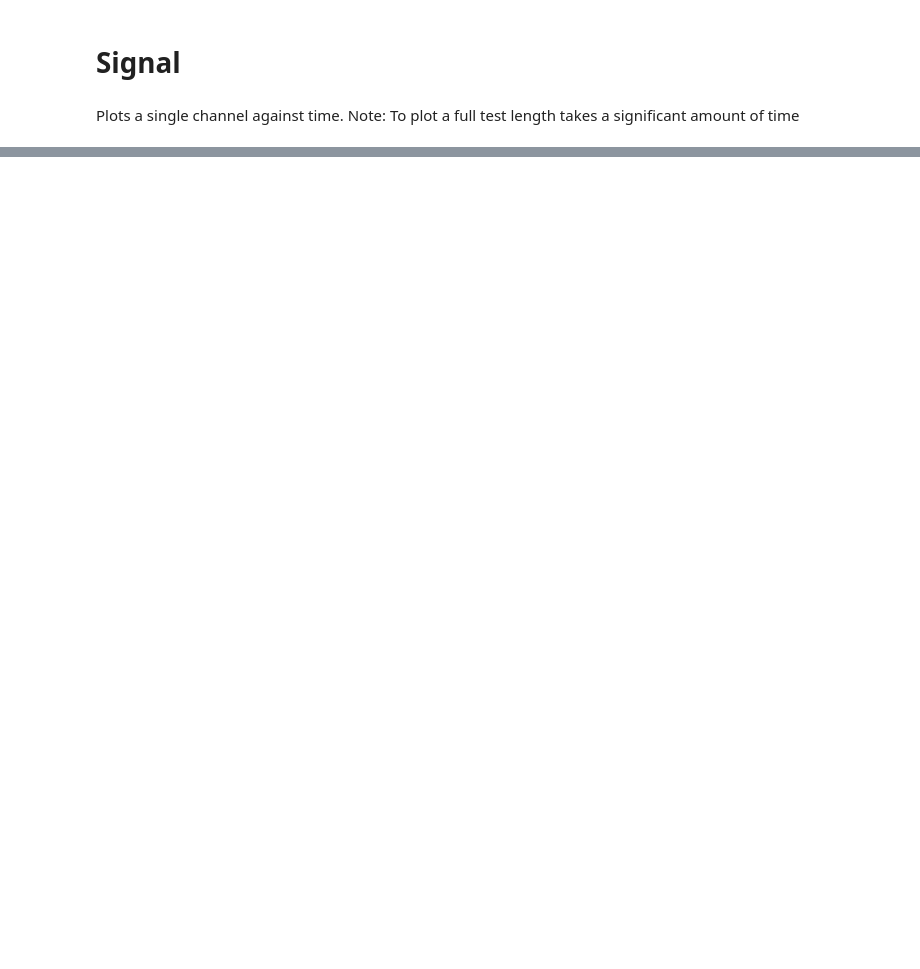
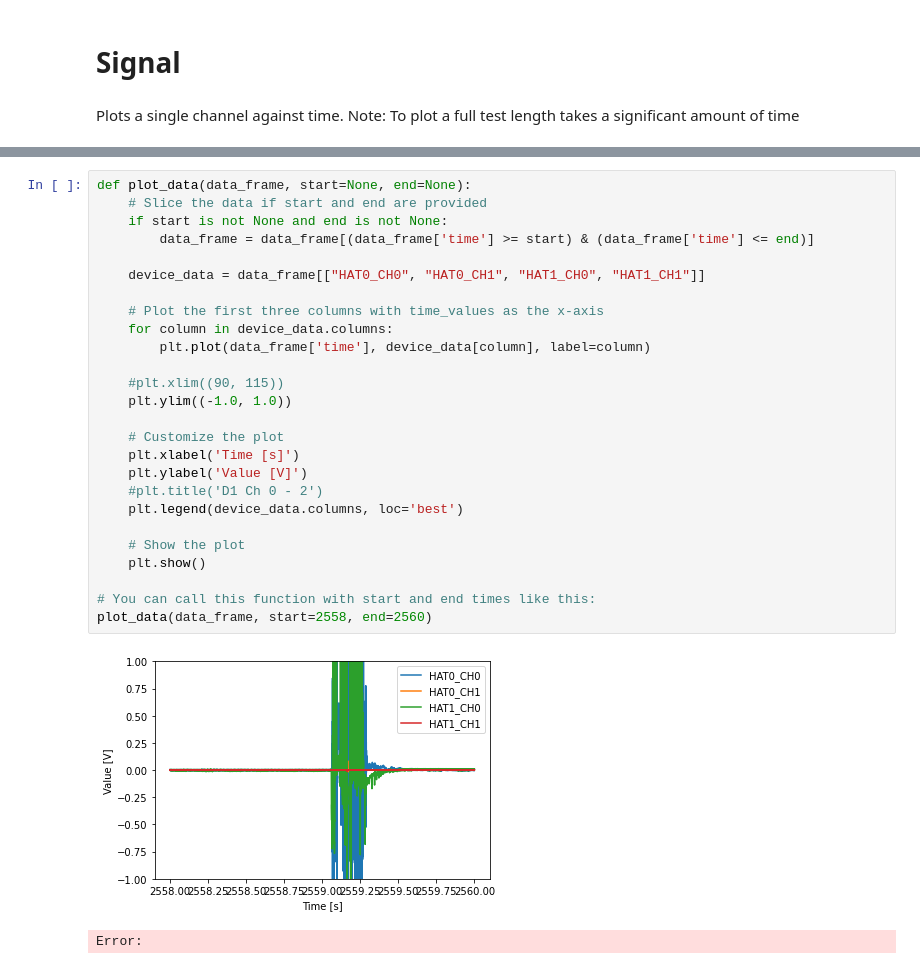
Before and after one commit to josmarcristello/Field-Test-Ferrier-2023, a Jupyter notebook: data processing/read_PI_data.ipynb, the cells around one changed output, grey strips where cells are left out. Drawn from its saved outputs; the diff is of its cells as text; blank space fills up the shorter version.

```diff
--- a/data processing/read_PI_data.ipynb
+++ b/data processing/read_PI_data.ipynb
@@ -189,0 +281,29 @@ plt.show()
+# %%
+def plot_data(data_frame, start=None, end=None):
+    # Slice the data if start and end are provided
+    if start is not None and end is not None:
+        data_frame = data_frame[(data_frame['time'] >= start) & (data_frame['time'] <= end)]
+
+    device_data = data_frame[["HAT0_CH0", "HAT0_CH1", "HAT1_CH0", "HAT1_CH1"]]
+
+    # Plot the first three columns with time_values as the x-axis
+    for column in device_data.columns:
+        plt.plot(data_frame['time'], device_data[column], label=column)
+
+    #plt.xlim((90, 115))
+    plt.ylim((-1.0, 1.0))
+
+    # Customize the plot
+    plt.xlabel('Time [s]')
+    plt.ylabel('Value [V]')
+    #plt.title('D1 Ch 0 - 2')
+    plt.legend(device_data.columns, loc='best')
+
+    # Show the plot
+    plt.show()
+
+# You can call this function with start and end times like this:
+plot_data(data_frame, start=2558, end=2560)
+# %% [output]
+[figure, added]
+Error:
```
Also changed, not shown: parts of 22 cells of this notebook, 2 other files.
